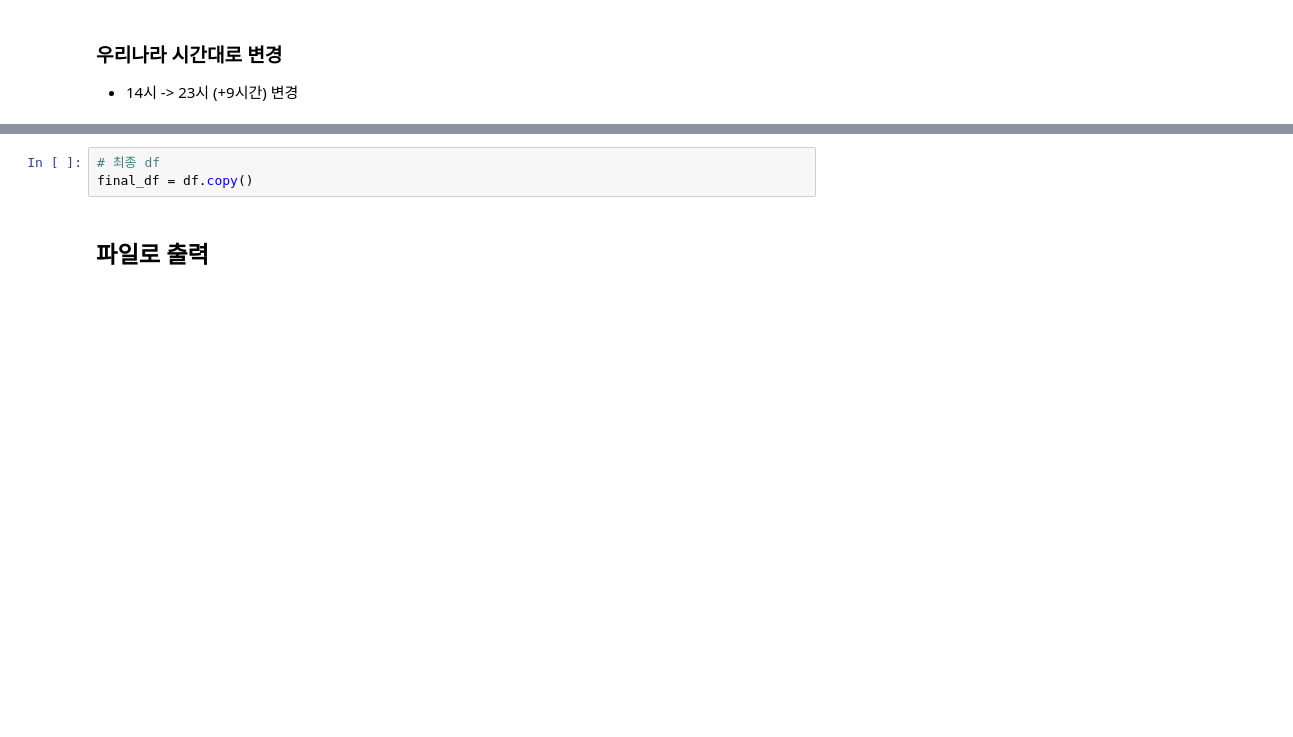
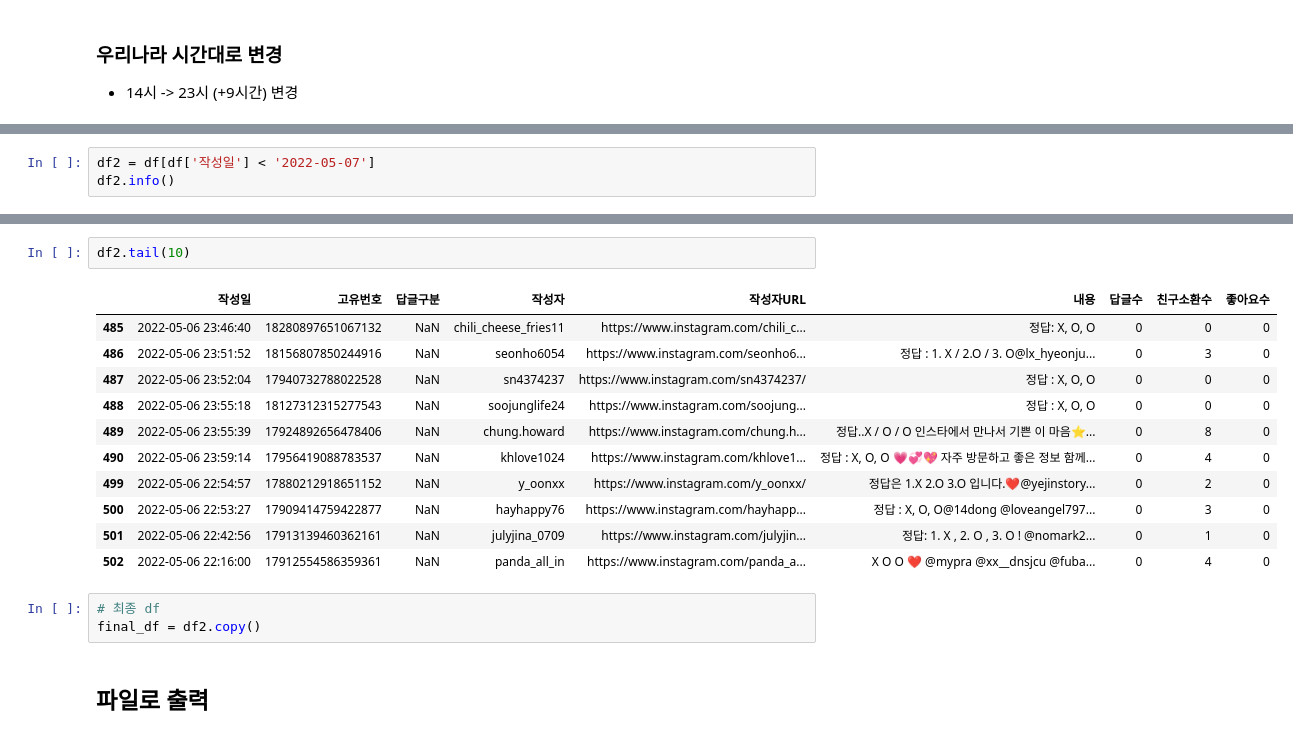
Before and after one commit to kbjung/Wantreez, a Jupyter notebook: Crawling/incheon/insta.ipynb, the cells around one changed output, grey strips where cells are left out. Drawn from its saved outputs; the diff is of its cells as text; blank space fills up the shorter version.

```diff
--- a/Crawling/incheon/insta.ipynb
+++ b/Crawling/incheon/insta.ipynb
@@ -276,0 +298,3 @@ df.head()
+# %%
+df2 = df[df['작성일'] < '2022-05-07']
+df2.info()
@@ -277,6 +327,20 @@ df.head()
+# %%
+df2.tail(10)
+# %% [output]
+|  | 작성일 | 고유번호 | 답글구분 | 작성자 | 작성자URL | 내용 | 답글수 | 친구소환수 | 좋아요수 |
+| 485 | 2022-05-06 23:46:40 | 18280897651067132 | NaN | chili_cheese_fries11 | https://www.instagram.com/chili_c... | 정답: X, O, O | 0 | 0 | 0 |
+| 486 | 2022-05-06 23:51:52 | 18156807850244916 | NaN | seonho6054 | https://www.instagram.com/seonho6... | 정답 : 1. X / 2.O / 3. O@lx_hyeonju... | 0 | 3 | 0 |
+| 487 | 2022-05-06 23:52:04 | 17940732788022528 | NaN | sn4374237 | https://www.instagram.com/sn4374237/ | 정답 : X, O, O | 0 | 0 | 0 |
+| 488 | 2022-05-06 23:55:18 | 18127312315277543 | NaN | soojunglife24 | https://www.instagram.com/soojung... | 정답 : X, O, O | 0 | 0 | 0 |
+| 489 | 2022-05-06 23:55:39 | 17924892656478406 | NaN | chung.howard | https://www.instagram.com/chung.h... | 정답..X / O / O 인스타에서 만나서 기쁜 이 마음⭐️... | 0 | 8 | 0 |
+| 490 | 2022-05-06 23:59:14 | 17956419088783537 | NaN | khlove1024 | https://www.instagram.com/khlove1... | 정답 : X, O, O 💗💞💖 자주 방문하고 좋은 정보 함께... | 0 | 4 | 0 |
+| 499 | 2022-05-06 22:54:57 | 17880212918651152 | NaN | y_oonxx | https://www.instagram.com/y_oonxx/ | 정답은 1.X 2.O 3.O 입니다.❤️@yejinstory... | 0 | 2 | 0 |
+| 500 | 2022-05-06 22:53:27 | 17909414759422877 | NaN | hayhappy76 | https://www.instagram.com/hayhapp... | 정답 : X, O, O@14dong @loveangel797... | 0 | 3 | 0 |
+| 501 | 2022-05-06 22:42:56 | 17913139460362161 | NaN | julyjina_0709 | https://www.instagram.com/julyjin... | 정답: 1. X , 2. O , 3. O ! @nomark2... | 0 | 1 | 0 |
+| 502 | 2022-05-06 22:16:00 | 17912554586359361 | NaN | panda_all_in | https://www.instagram.com/panda_a... | X O O ❤️ @mypra @xx__dnsjcu @fuba... | 0 | 4 | 0 |
 # %%
 # 최종 df
-final_df = df.copy()
+final_df = df2.copy()
 # %% [markdown]
 ## 파일로 출력
 # %%
```
Also changed, not shown: parts of 16 cells of this notebook, 2 other files.
